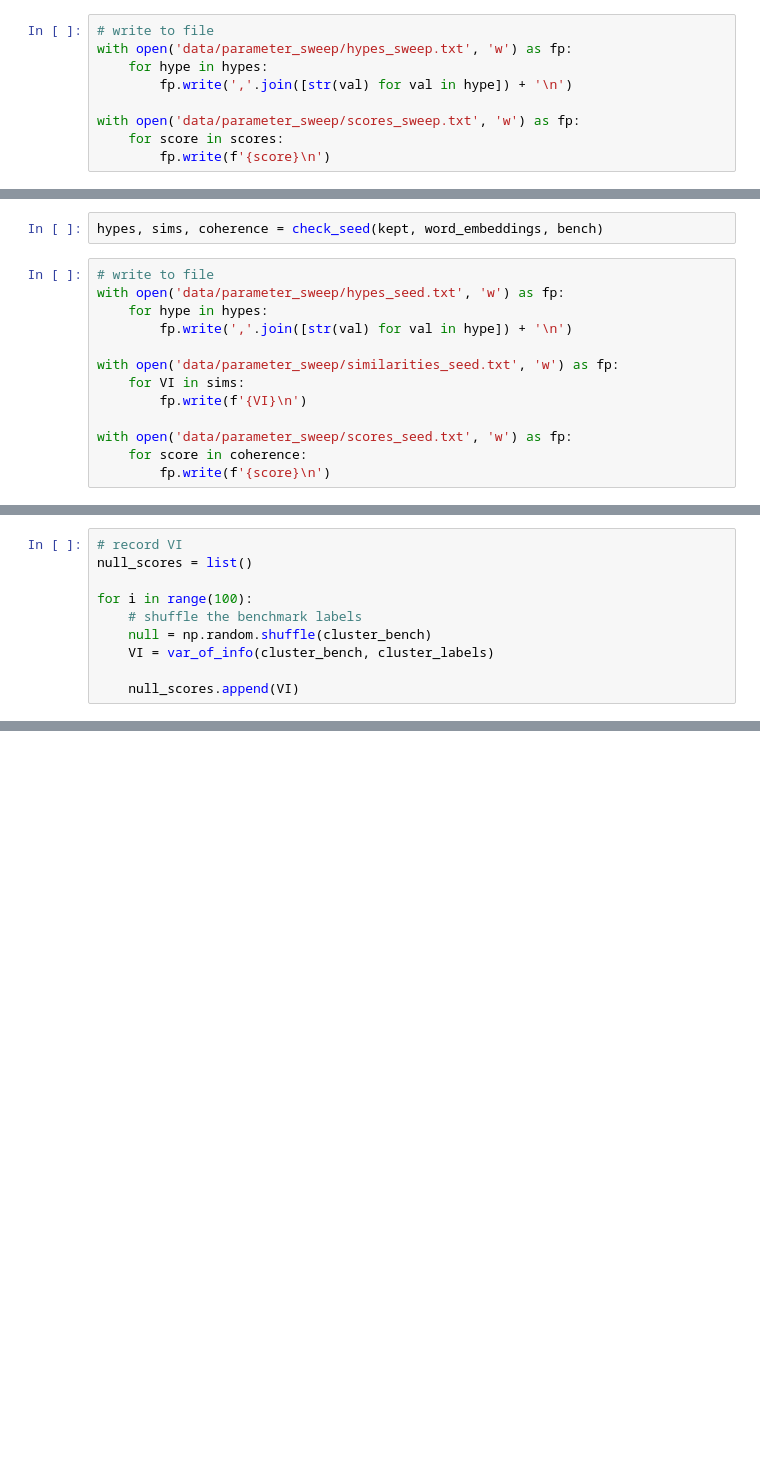
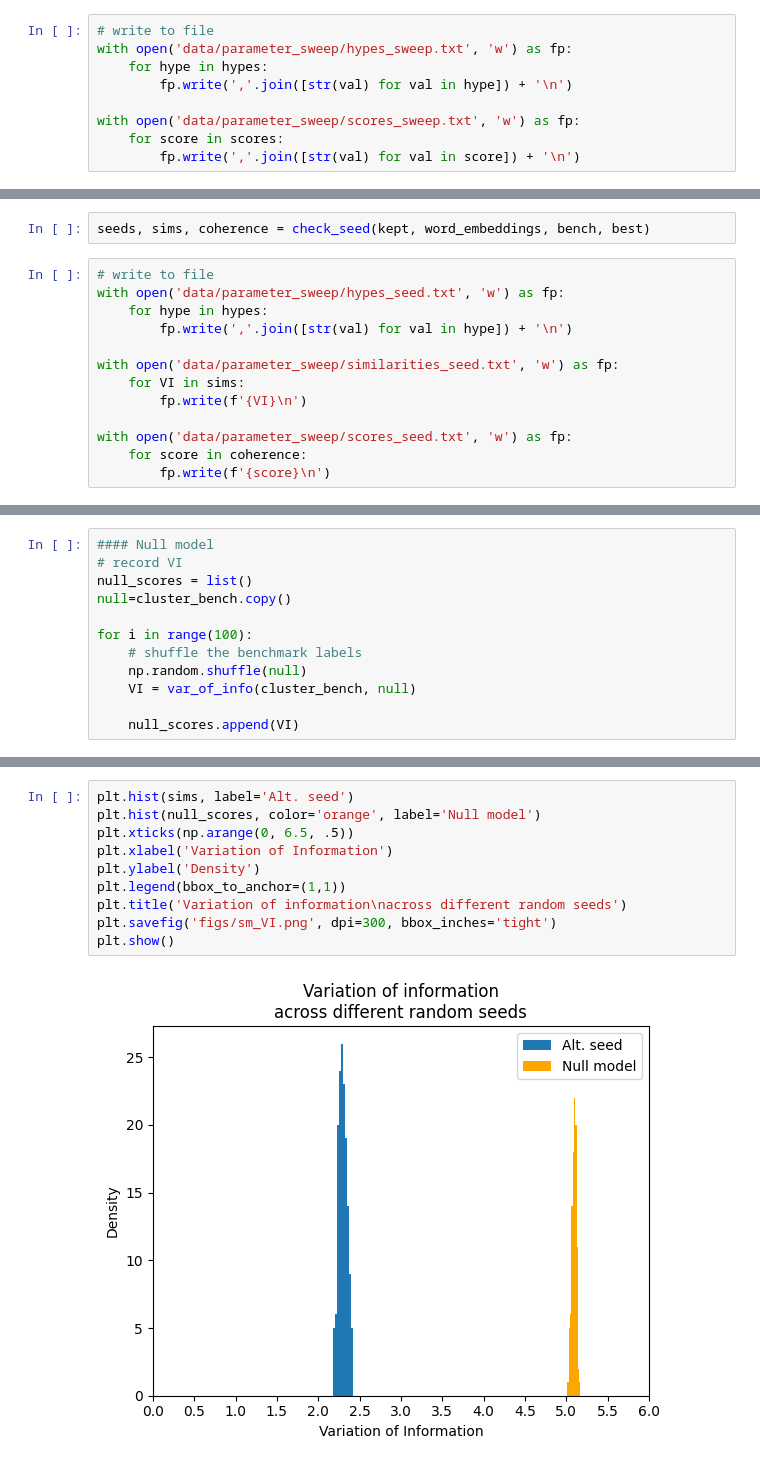
Before and after one commit to sshugars/conceptual_networks, a Jupyter notebook: 2_HyperparameterTuning.ipynb, the cells around one changed output, grey strips where cells are left out. Saved outputs shown, nothing was run; the diff lists cells and outputs as text; blank space fills up the shorter version.

Commit message:
robust checks

```diff
--- a/2_HyperparameterTuning.ipynb
+++ b/2_HyperparameterTuning.ipynb
@@ -204,4 +264,4 @@ with open('data/parameter_sweep/hypes_sweep.txt', 'w') as fp:
 
 with open('data/parameter_sweep/scores_sweep.txt', 'w') as fp:
     for score in scores:
-        fp.write(f'{score}\n')
+        fp.write(','.join([str(val) for val in score]) + '\n')
@@ -424,5 +343,5 @@ def check_seed(kept, word_embeddings, bench):
 # %%
-hypes, sims, coherence = check_seed(kept, word_embeddings, bench)
+seeds, sims, coherence = check_seed(kept, word_embeddings, bench, best)
 # %%
 # write to file
 with open('data/parameter_sweep/hypes_seed.txt', 'w') as fp:
@@ -466 +358,13 @@ plt.show()
+# %%
+#### Null model
+# record VI
+null_scores = list()
+null=cluster_bench.copy()
+
+for i in range(100):
+    # shuffle the benchmark labels
+    np.random.shuffle(null)
+    VI = var_of_info(cluster_bench, null)
+
+    null_scores.append(VI)
 # %%
@@ -474,10 +376,0 @@ print(np.std(x))
-# %%
-# record VI
-null_scores = list()
-
-for i in range(100):
-    # shuffle the benchmark labels
-    null = np.random.shuffle(cluster_bench)
-    VI = var_of_info(cluster_bench, cluster_labels)
-
-    null_scores.append(VI)
@@ -518,0 +384,12 @@ print(np.std(null_scores))
+# %%
+plt.hist(sims, label='Alt. seed')
+plt.hist(null_scores, color='orange', label='Null model')
+plt.xticks(np.arange(0, 6.5, .5))
+plt.xlabel('Variation of Information')
+plt.ylabel('Density')
+plt.legend(bbox_to_anchor=(1,1))
+plt.title('Variation of information\nacross different random seeds')
+plt.savefig('figs/sm_VI.png', dpi=300, bbox_inches='tight')
+plt.show()
+# %% [output]
+[figure, added]
```
Also changed, not shown: parts of 41 cells of this notebook, 29 other files.
